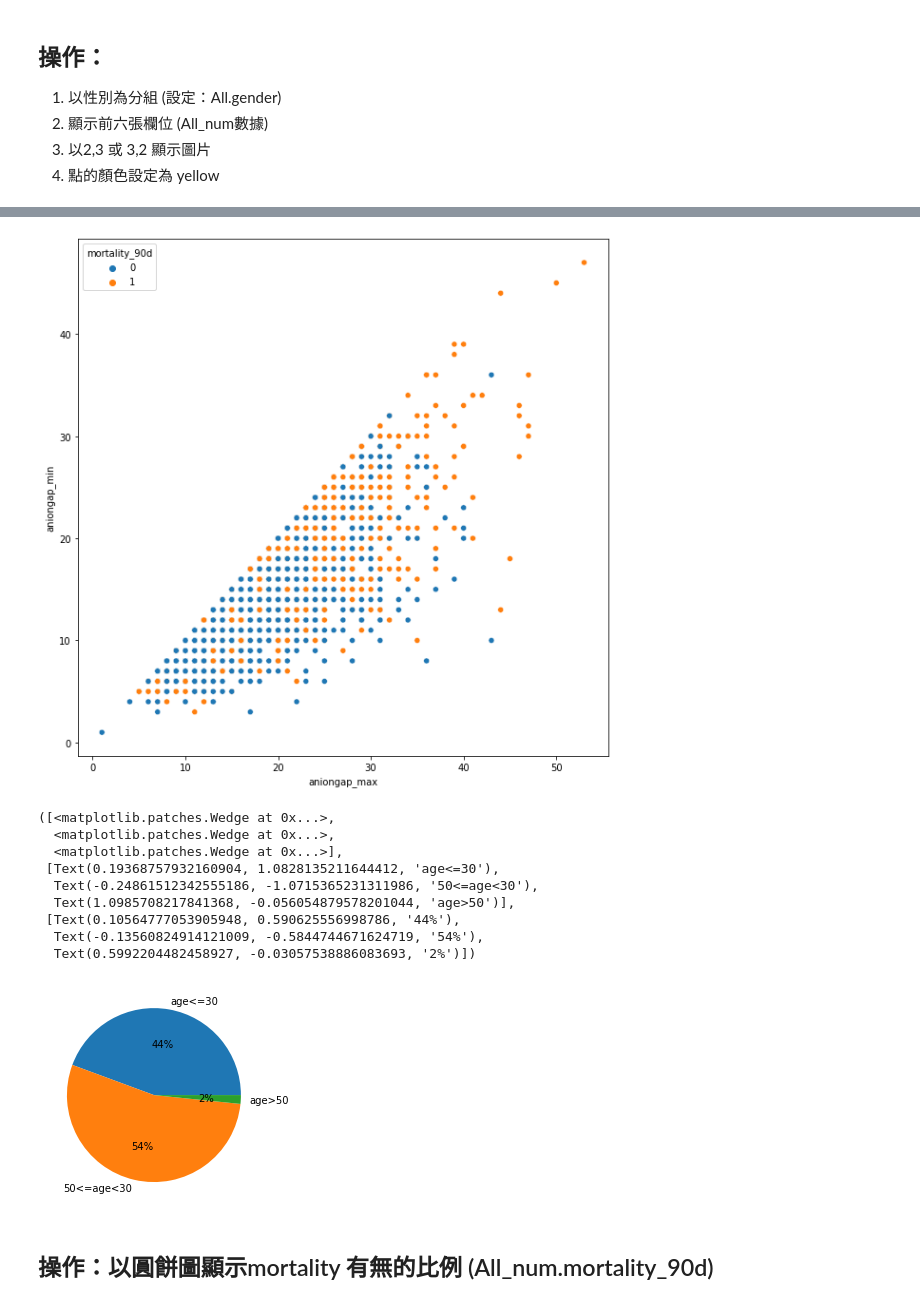
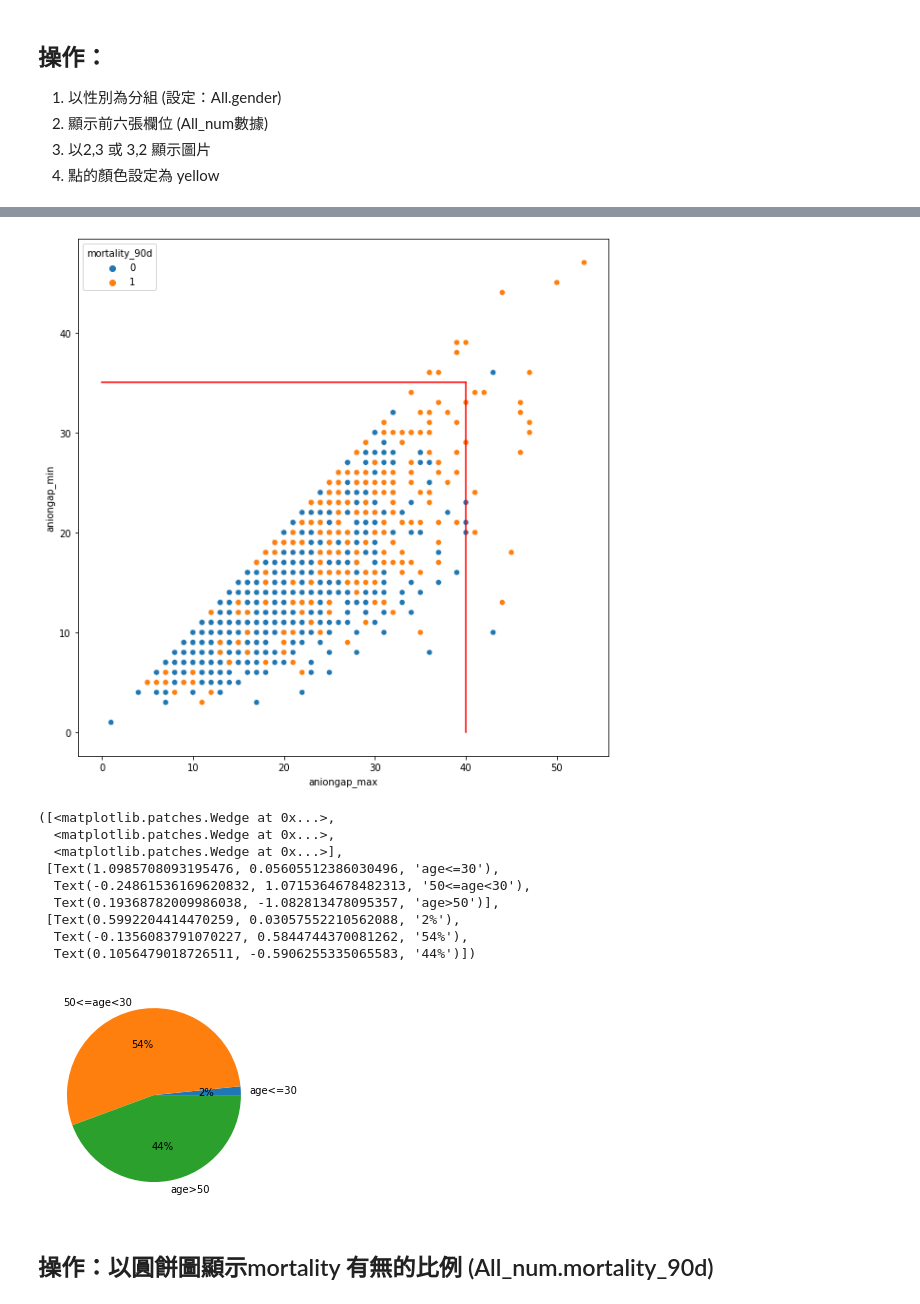
Before and after one commit to holiday01/mimic-iii-ntuh-tutorial, a Jupyter notebook: 視覺化.ipynb, the cells around one changed output, grey strips where cells are left out. Saved outputs shown, nothing was run; the diff lists cells and outputs as text; code cells hidden in the pictures.

```diff
--- a/視覺化.ipynb
+++ b/視覺化.ipynb
@@ -284,30 +366,30 @@ fig.show()
 fig = plt.figure(figsize=(10,10))
 
 sns.scatterplot(data=All_num, x=All_num.columns[10], y=All_num.columns[9],hue ='mortality_90d')
-#plt.plot(range(41),np.repeat(35,41),'r')
-#plt.plot(np.repeat(40,36),range(36),'r')
+plt.plot(range(41),np.repeat(35,41),'r')
+plt.plot(np.repeat(40,36),range(36),'r')
 
 fig.show()
 # %% [output]
-[figure, old version]
+[figure, new version]
 # %%
 ## pie chart
 ## count
 ## autopct 第一位數：位置，小數點後：四捨五入，%：是否要顯示百分位
-size = [len(All_num[All_num.age>50]) , len(All_num[((All_num.age > 30) | (All_num.age <=50))])
-        ,len(All_num[All_num.age<=30])]
+size = [len(All_num[All_num.age<=30]) , len(All_num[((All_num.age > 30) | (All_num.age <=50))])
+        ,len(All_num[All_num.age>50])]
 label = ["age<=30", "50<=age<30", "age>50"]
 plt.pie(size , labels = label, autopct='%1.0f%%')
 # %% [output]
 ([<matplotlib.patches.Wedge at 0x...>,
   <matplotlib.patches.Wedge at 0x...>,
   <matplotlib.patches.Wedge at 0x...>],
- [Text(0.19368757932160904, 1.0828135211644412, 'age<=30'),
-  Text(-0.24861512342555186, -1.0715365231311986, '50<=age<30'),
-  Text(1.0985708217841368, -0.056054879578201044, 'age>50')],
- [Text(0.10564777053905948, 0.590625556998786, '44%'),
-  Text(-0.13560824914121009, -0.5844744671624719, '54%'),
-  Text(0.5992204482458927, -0.03057538886083693, '2%')])
+ [Text(1.0985708093195476, 0.05605512386030496, 'age<=30'),
+  Text(-0.24861536169620832, 1.0715364678482313, '50<=age<30'),
+  Text(0.19368782009986038, -1.082813478095357, 'age>50')],
+ [Text(0.5992204414470259, 0.03057552210562088, '2%'),
+  Text(-0.1356083791070227, 0.5844744370081262, '54%'),
+  Text(0.1056479018726511, -0.5906255335065583, '44%')])
-[figure, old version]
+[figure, new version]
 # %% [markdown]
 ## 操作：以圓餅圖顯示mortality 有無的比例 (All_num.mortality_90d)
```
Also changed, not shown: parts of 19 cells of this notebook, 2 other files.
